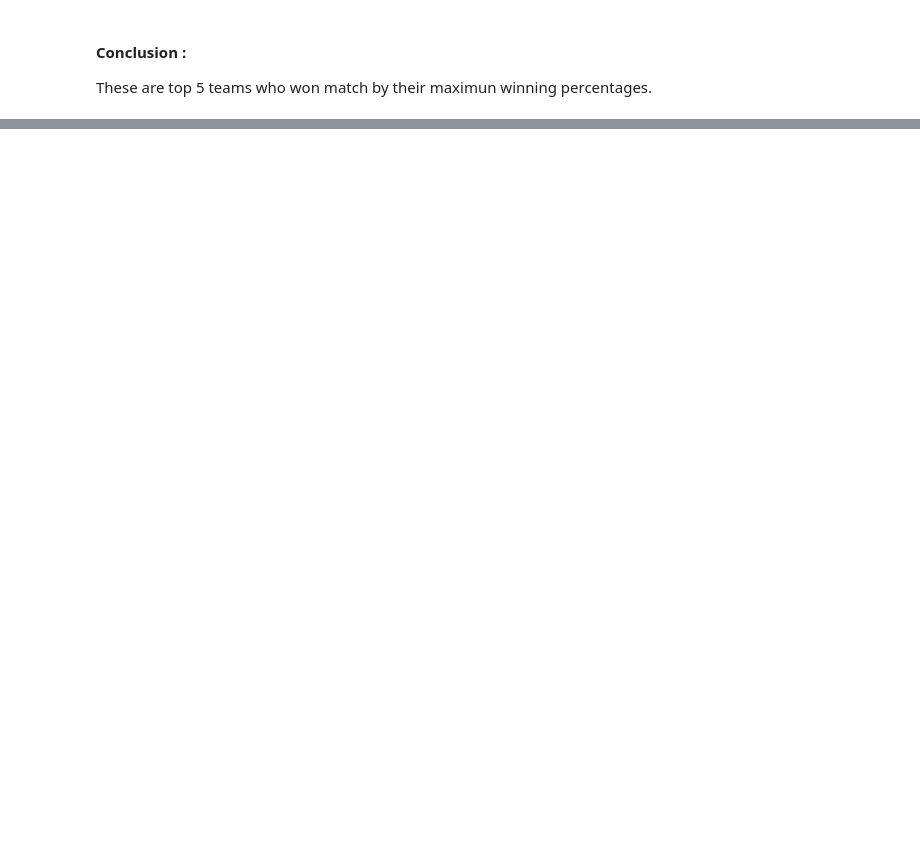
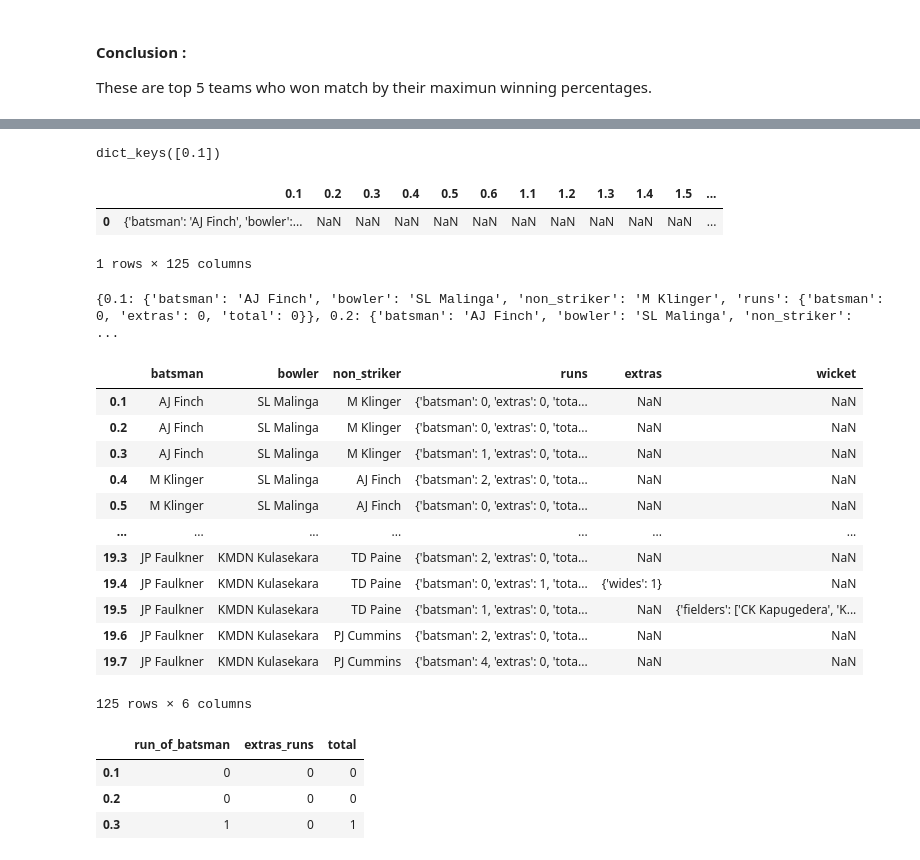
Before and after one commit to Gauravms2143/-International_T20_Data-Analysis--Self-Project.ipynb, a Jupyter notebook: International_T20_Data_Analysis_Self_Project.ipynb, the cells around one changed output, grey strips where cells are left out. Cells and saved outputs as stored; diff of their text form; code cells hidden in the pictures; blank space fills up the shorter version.

Commit message:
Creating dashboard data frame , Solving problem by procedural approach.

```diff
--- a/International_T20_Data_Analysis_Self_Project.ipynb
+++ b/International_T20_Data_Analysis_Self_Project.ipynb
@@ -346,0 +354,7 @@ These are top 5 teams who won match by their maximun winning percentages.
+# %%
+# data is too nested in dictioneries so exploring list,dict and there values.
+new_inning_df=eval(df['innings'][0])
+
+# new_inning_df its list so check how many elements are in list
+
+len(new_inning_df)
@@ -346,0 +452,14 @@ These are top 5 teams who won match by their maximun winning percentages.
+# %%
+new_inning_df[0]['1st innings']["deliveries"][0].keys()
+# %% [output]
+dict_keys([0.1])
+# %%
+# check_df_1 its just dataframe which use to raw check how dataframe looks like in dataframe.
+
+check_df_1=pd.DataFrame(new_inning_df[0]['1st innings']["deliveries"])
+
+check_df_1.head(1)
+# %% [output]
+|  | 0.1 | 0.2 | 0.3 | 0.4 | 0.5 | 0.6 | 1.1 | 1.2 | 1.3 | 1.4 | 1.5 | ... |
+| 0 | {'batsman': 'AJ Finch', 'bowler':... | NaN | NaN | NaN | NaN | NaN | NaN | NaN | NaN | NaN | NaN | ... |
+1 rows × 125 columns
@@ -346,0 +468,30 @@ These are top 5 teams who won match by their maximun winning percentages.
+# %%
+d1=dict()
+for i in new_inning_df[0]['1st innings']["deliveries"]:
+  for j in i:
+    # print(type(j),end=" ")
+    d1[j]=i[j]
+
+print(d1)
+# %% [output]
+{0.1: {'batsman': 'AJ Finch', 'bowler': 'SL Malinga', 'non_striker': 'M Klinger', 'runs': {'batsman': 0, 'extras': 0, 'total': 0}}, 0.2: {'batsman': 'AJ Finch', 'bowler': 'SL Malinga', 'non_striker':  ...
+# %%
+# new_df3=pd.DataFrame(d1,orient='index')
+
+new_df3=pd.DataFrame.from_dict(d1, orient='index')
+
+new_df3
+# %% [output]
+|  | batsman | bowler | non_striker | runs | extras | wicket |
+| 0.1 | AJ Finch | SL Malinga | M Klinger | {'batsman': 0, 'extras': 0, 'tota... | NaN | NaN |
+| 0.2 | AJ Finch | SL Malinga | M Klinger | {'batsman': 0, 'extras': 0, 'tota... | NaN | NaN |
+| 0.3 | AJ Finch | SL Malinga | M Klinger | {'batsman': 1, 'extras': 0, 'tota... | NaN | NaN |
+| 0.4 | M Klinger | SL Malinga | AJ Finch | {'batsman': 2, 'extras': 0, 'tota... | NaN | NaN |
+| 0.5 | M Klinger | SL Malinga | AJ Finch | {'batsman': 0, 'extras': 0, 'tota... | NaN | NaN |
+| ... | ... | ... | ... | ... | ... | ... |
+| 19.3 | JP Faulkner | KMDN Kulasekara | TD Paine | {'batsman': 2, 'extras': 0, 'tota... | NaN | NaN |
+| 19.4 | JP Faulkner | KMDN Kulasekara | TD Paine | {'batsman': 0, 'extras': 1, 'tota... | {'wides': 1} | NaN |
+| 19.5 | JP Faulkner | KMDN Kulasekara | TD Paine | {'batsman': 1, 'extras': 0, 'tota... | NaN | {'fielders': ['CK Kapugedera', 'K... |
+| 19.6 | JP Faulkner | KMDN Kulasekara | PJ Cummins | {'batsman': 2, 'extras': 0, 'tota... | NaN | NaN |
+| 19.7 | JP Faulkner | KMDN Kulasekara | PJ Cummins | {'batsman': 4, 'extras': 0, 'tota... | NaN | NaN |
+125 rows × 6 columns
@@ -346,0 +500,11 @@ These are top 5 teams who won match by their maximun winning percentages.
+# %%
+run_df=pd.DataFrame.from_dict(run_df_data, orient='index')
+
+run_df=run_df.rename(columns = {'batsman':'run_of_batsman','extras':'extras_runs'})
+
+run_df.head(3)
+# %% [output]
+|  | run_of_batsman | extras_runs | total |
+| 0.1 | 0 | 0 | 0 |
+| 0.2 | 0 | 0 | 0 |
+| 0.3 | 1 | 0 | 1 |
```
Also changed, not shown: parts of 57 cells of this notebook.
